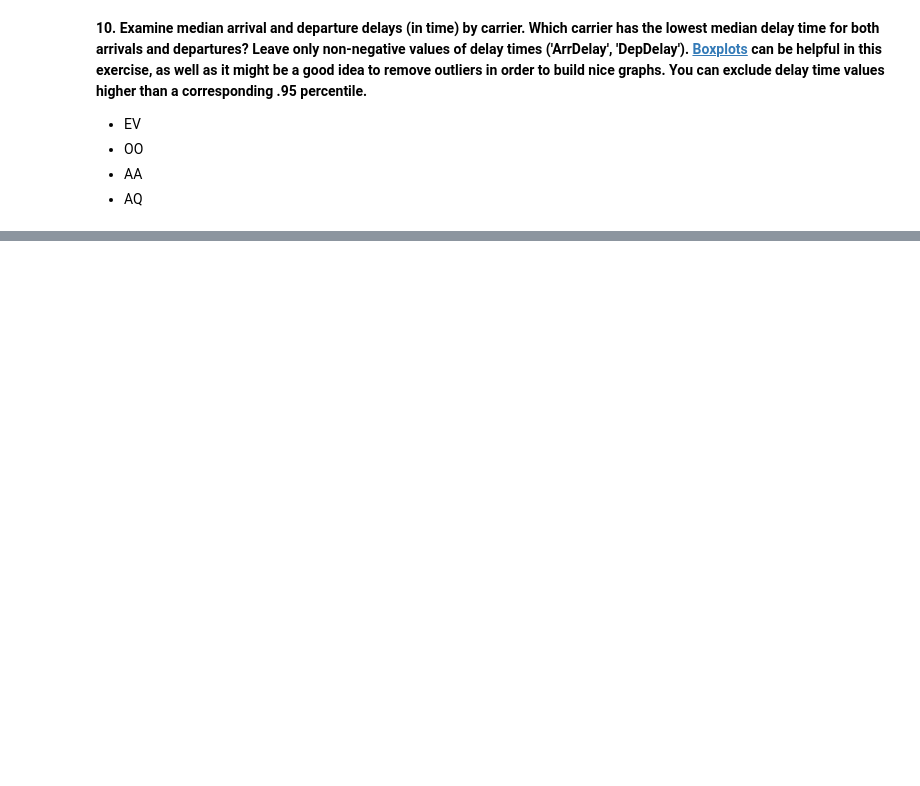
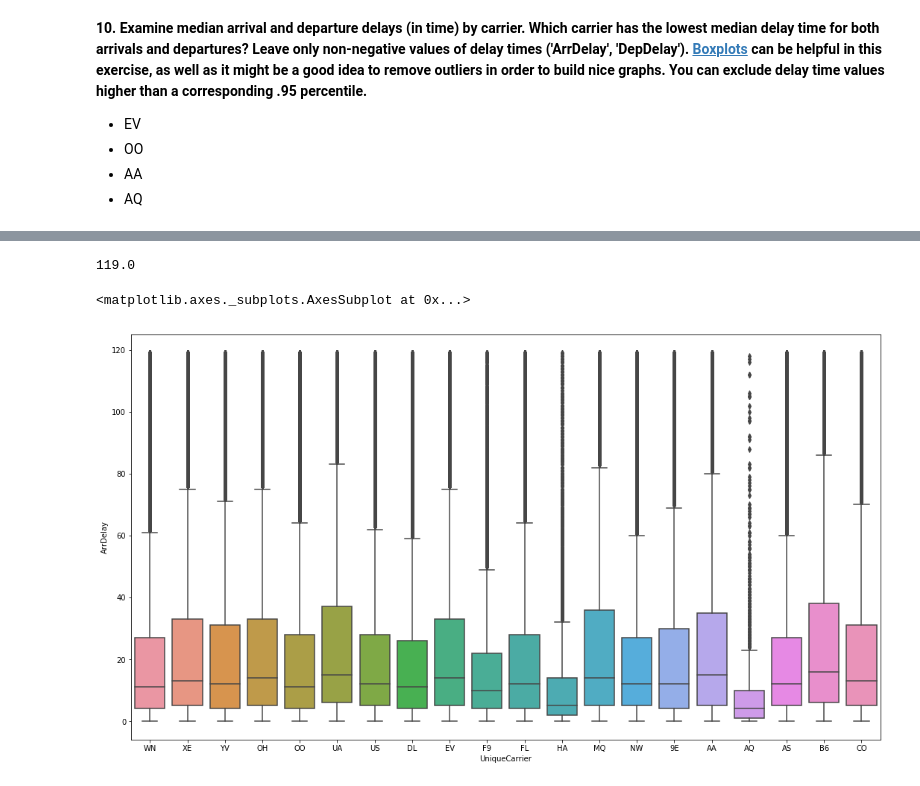
Before and after one commit to eignatenkov/mlcourse.ai, a Jupyter notebook: jupyter_english/assignments_fall2018/assignment2_USA_flights.ipynb, the cells around one changed output, grey strips where cells are left out. Drawn from its saved outputs; the diff is of its cells as text; code cells hidden in the pictures; blank space fills up the shorter version.

```diff
--- a/jupyter_english/assignments_fall2018/assignment2_USA_flights.ipynb
+++ b/jupyter_english/assignments_fall2018/assignment2_USA_flights.ipynb
@@ -362,0 +451,11 @@ flights_df[flights_df.DepDelay > 0].groupby(['Origin', 'Dest']).agg(
+# %%
+flights_df[flights_df.ArrDelay >= 0].ArrDelay.describe(percentiles=[0.95])['95%']
+# %% [output]
+119.0
+# %%
+_, axes = plt.subplots(nrows=1, ncols=1, figsize=(18, 10))
+sns.boxplot(x='UniqueCarrier', y='ArrDelay',
+            data=flights_df[(flights_df.ArrDelay >= 0) & (flights_df.ArrDelay < 120)], ax=axes)
+# %% [output]
+<matplotlib.axes._subplots.AxesSubplot at 0x...>
+[figure, added]
```
Also changed, not shown: parts of 17 cells of this notebook.
